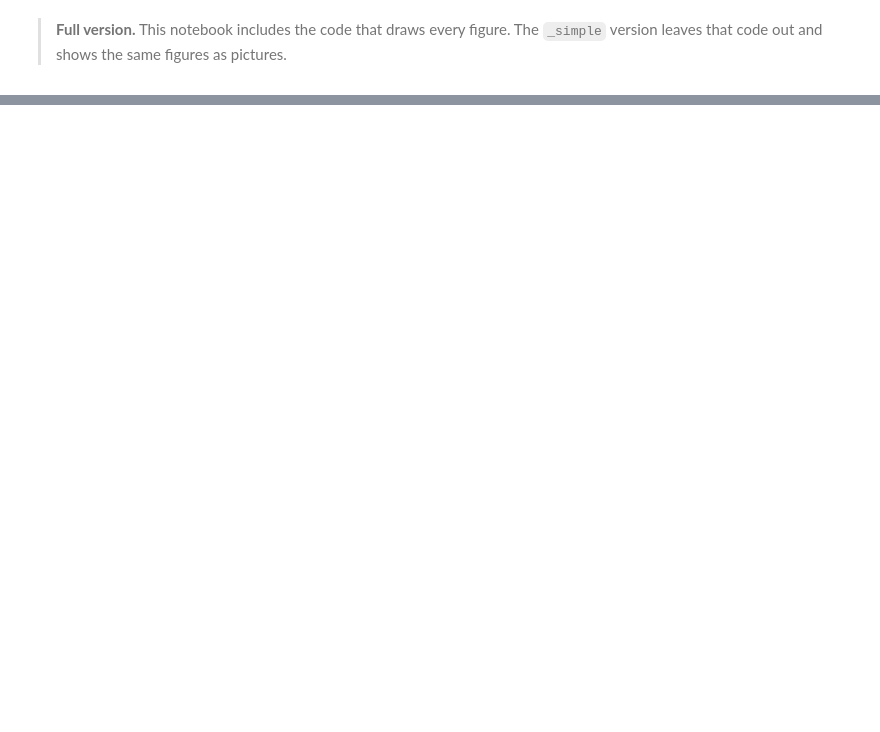
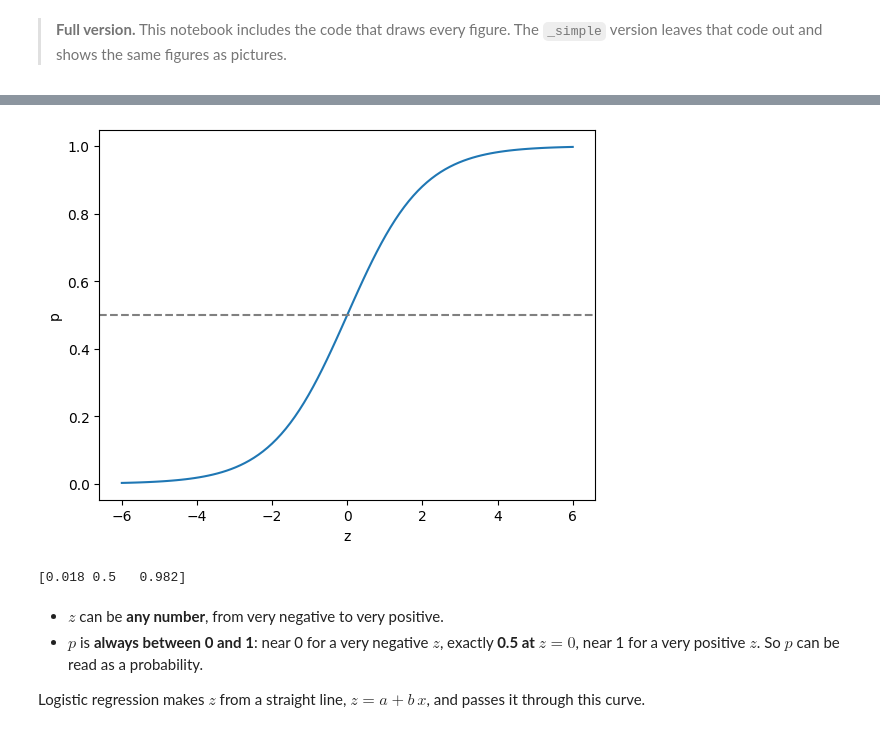
Before and after one commit to kjmobile/lb2, a Jupyter notebook: 4_Logistic_Regression_Business_or_Leisure_all.ipynb, the cells around one changed output, grey strips where cells are left out. Drawn from its saved outputs; the diff is of its cells as text; code cells hidden in the pictures; blank space fills up the shorter version.

Commit message:
Notebook 4: start from the sigmoid plot; Part A practice fares (rising S-curve), Part B real bookings with leisure = 1

```diff
--- a/4_Logistic_Regression_Business_or_Leisure_all.ipynb
+++ b/4_Logistic_Regression_Business_or_Leisure_all.ipynb
@@ -169,0 +28,23 @@ with a **baseline**: always guessing the larger group.
+# %%
+# Figure 1
+z = np.linspace(-6, 6, 100)
+p = 1 / (1 + np.exp(-z))
+
+plt.plot(z, p)
+plt.axhline(0.5, color='gray', linestyle='--')
+plt.xlabel('z')
+plt.ylabel('p')
+plt.show()
+# %% [output]
+[figure, added]
+# %%
+z = np.array([-4, 0, 4])
+print(np.round(1 / (1 + np.exp(-z)), 3))
+# %% [output]
+[0.018 0.5   0.982]
+# %% [markdown]
+- $z$ can be **any number**, from very negative to very positive.
+- $p$ is **always between 0 and 1**: near 0 for a very negative $z$, exactly **0.5 at $z = 0$**, near 1 for a very
+  positive $z$. So $p$ can be read as a probability.
+
+Logistic regression makes $z$ from a straight line, $z = a + b\,x$, and passes it through this curve.
```
Also changed, not shown: parts of 55 cells of this notebook, 7 other files.
